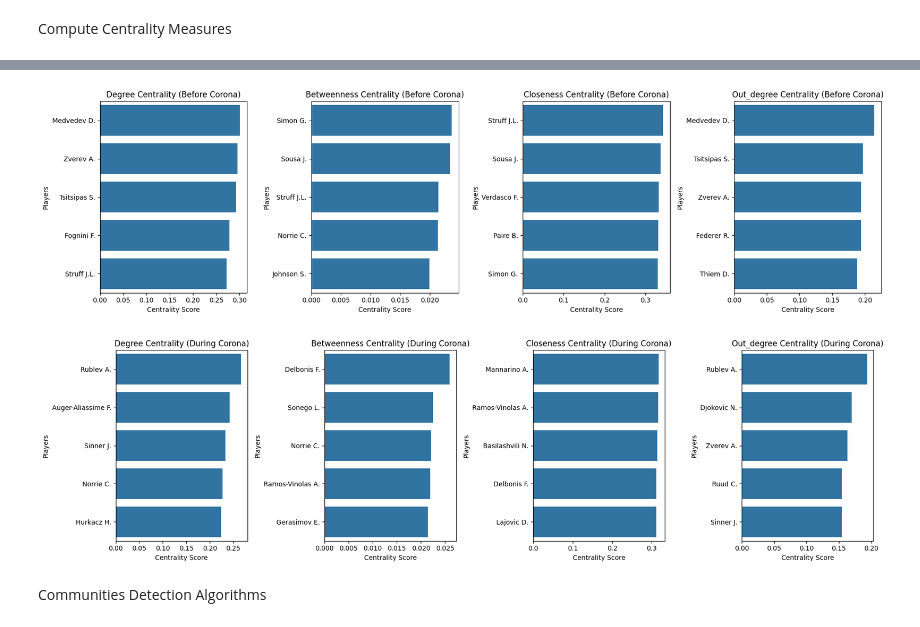
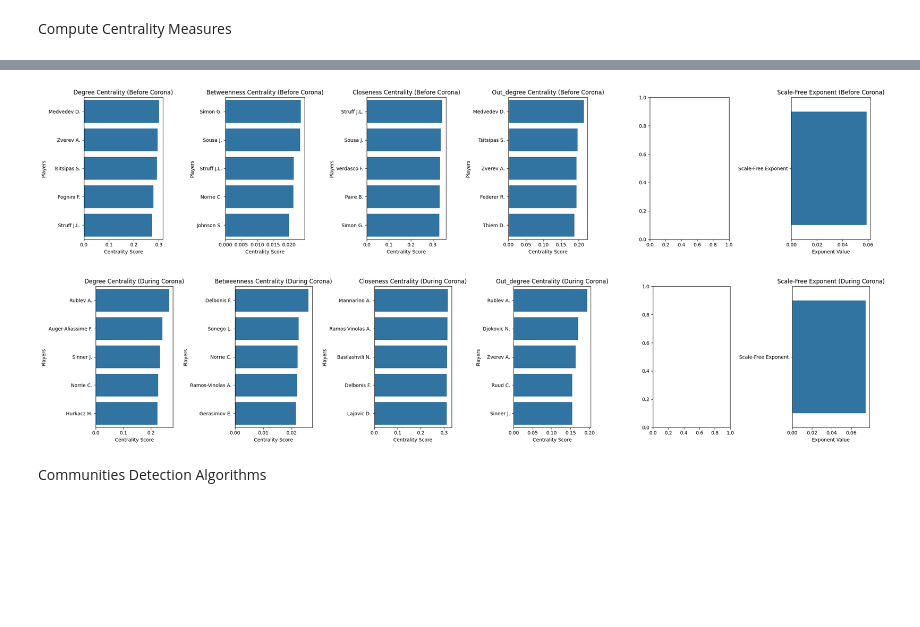
Before and after one commit to CSgroup13/Graph_Algo, a Jupyter notebook: Graph_Algo_Project.ipynb, the cells around one changed output, grey strips where cells are left out. Drawn from its saved outputs; the diff is of its cells as text; code cells hidden in the pictures; blank space fills up the shorter version.

```diff
--- a/Graph_Algo_Project.ipynb
+++ b/Graph_Algo_Project.ipynb
@@ -258,8 +251,6 @@ def calculate_centrality(G):
     'closeness_centrality': nx.closeness_centrality,
     'betweenness_centrality': nx.betweenness_centrality,
     'out_degree_centrality': nx.out_degree_centrality,
-    'small_world':calculate_small_world_metrics,
-    'scale_free':calculate_scale_free_exponent
     }
     measures = {}
     for name, func in centrality_measures.items():
@@ -294,7 +289,6 @@ def identify_central_nodes(centrality_measures):
 central_nodes_before_corona = identify_central_nodes(centrality_measures_before_corona)
 central_nodes_corona = identify_central_nodes(centrality_measures_corona)
 # %%
-# פונקציה להצגת מדדי מרכזיות עם מדדי Small World ו-Scale-Free
 def plot_centrality_measures(central_nodes, additional_metrics, period):
     centrality_types = list(central_nodes.keys()) + ['small_world_coeff', 'scale_free_exponent']
     fig, axes = plt.subplots(1, len(centrality_types), figsize=(24, 5))
@@ -306,11 +300,11 @@ def plot_centrality_measures(central_nodes, additional_metrics, period):
         axes[i].set_xlabel('Centrality Score')
         axes[i].set_ylabel('Players')
 
-    # Plotting Small World Coefficient
-    sns.barplot(x=[additional_metrics['small_world_coeff']], y=['Small World Coefficient'], ax=axes[-2])
-    axes[-2].set_title(f'Small World Coefficient ({period})')
-    axes[-2].set_xlabel('Coefficient Value')
-    axes[-2].set_ylabel('')
+    # # Plotting Small World Coefficient
+    # sns.barplot(x=[additional_metrics['small_world_coeff']], y=['Small World Coefficient'], ax=axes[-2])
+    # axes[-2].set_title(f'Small World Coefficient ({period})')
+    # axes[-2].set_xlabel('Coefficient Value')
+    # axes[-2].set_ylabel('')
 
     # Plotting Scale-Free Exponent
     sns.barplot(x=[additional_metrics['scale_free_exponent']], y=['Scale-Free Exponent'], ax=axes[-1])
@@ -320,12 +314,18 @@ def plot_centrality_measures(central_nodes, additional_metrics, period):
 
     plt.tight_layout()
     plt.show()
-
-plot_centrality_measures(central_nodes_pre_covid, additional_metrics_pre_covid, 'Before Corona')
-plot_centrality_measures(central_nodes_covid, additional_metrics_covid, 'During Corona')
-# %% [output]
-[figure, removed]
-[figure, removed]
+# %%
+additional_metrics_before_corona={}
+additional_metrics_before_corona['scale_free_exponent']=exponent_before_corona
+plot_centrality_measures(central_nodes_before_corona, additional_metrics_before_corona, 'Before Corona')
+# %% [output]
+[figure, added]
+# %%
+additional_metrics_corona={}
+additional_metrics_corona['scale_free_exponent']=exponent_corona
+plot_centrality_measures(central_nodes_corona, additional_metrics_corona, 'During Corona')
+# %% [output]
+[figure, added]
 # %% [markdown]
 Communities Detection Algorithms
 # %%
```
Also changed, not shown: parts of 19 cells of this notebook.
